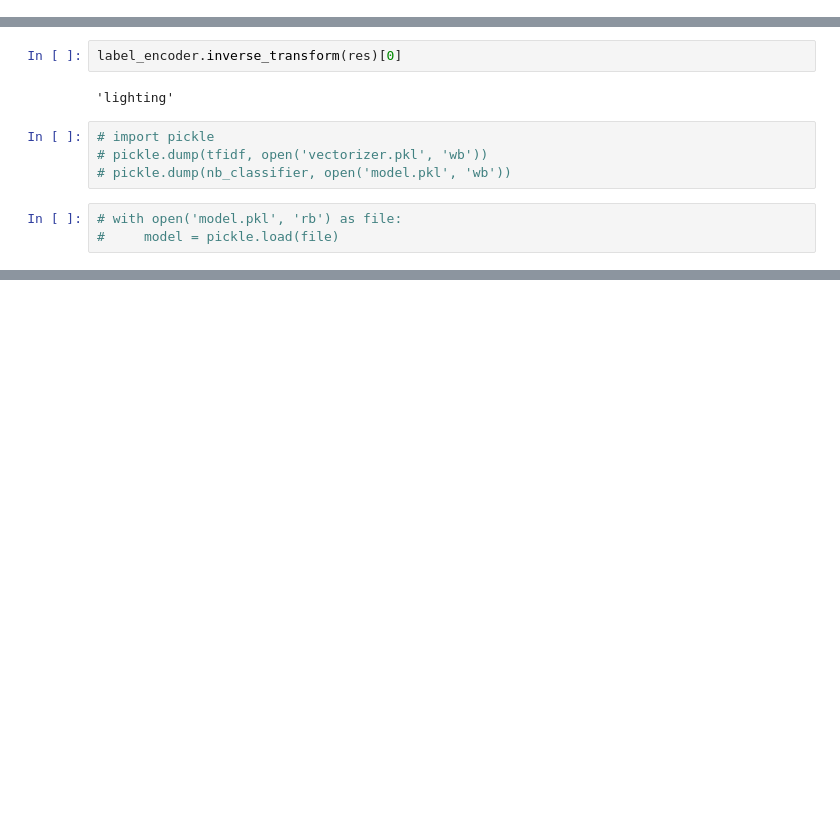
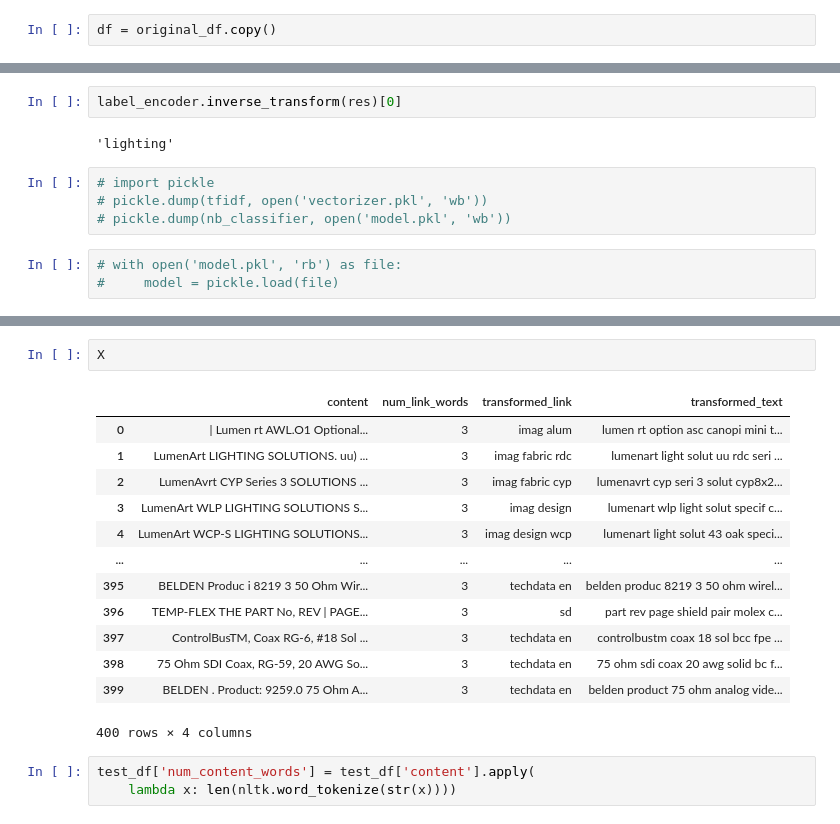
Before and after one commit to Muhliscm/parspec, a Jupyter notebook: 01_Model_building.ipynb, the cells around one changed output, grey strips where cells are left out. Drawn from its saved outputs; the diff is of its cells as text; blank space fills up the shorter version.

```diff
--- a/01_Model_building.ipynb
+++ b/01_Model_building.ipynb
@@ -656,6 +647,8 @@ Accuracy: 67.24 %
 Standard Deviation: 4.61 %
 # %% [markdown]
 ## Applying Grid Search to find the best model and the best parameters
+# %%
+df = original_df.copy()
 # %%
 from sklearn.ensemble import RandomForestClassifier
 # %%
@@ -893,0 +1011,19 @@ label_encoder.inverse_transform(res)[0]
+# %%
+X
+# %% [output]
+|  | content | num_link_words | transformed_link | transformed_text |
+| 0 | | Lumen rt AWL.O1 Optional... | 3 | imag alum | lumen rt option asc canopi mini t... |
+| 1 | LumenArt LIGHTING SOLUTIONS. uu) ... | 3 | imag fabric rdc | lumenart light solut uu rdc seri ... |
+| 2 | LumenAvrt CYP Series 3 SOLUTIONS ... | 3 | imag fabric cyp | lumenavrt cyp seri 3 solut cyp8x2... |
+| 3 | LumenArt WLP LIGHTING SOLUTIONS S... | 3 | imag design | lumenart wlp light solut specif c... |
+| 4 | LumenArt WCP-S LIGHTING SOLUTIONS... | 3 | imag design wcp | lumenart light solut 43 oak speci... |
+| ... | ... | ... | ... | ... |
+| 395 | BELDEN Produc i 8219 3 50 Ohm Wir... | 3 | techdata en | belden produc 8219 3 50 ohm wirel... |
+| 396 | TEMP-FLEX THE PART No, REV | PAGE... | 3 | sd | part rev page shield pair molex c... |
+| 397 | ControlBusTM, Coax RG-6, #18 Sol ... | 3 | techdata en | controlbustm coax 18 sol bcc fpe ... |
+| 398 | 75 Ohm SDI Coax, RG-59, 20 AWG So... | 3 | techdata en | 75 ohm sdi coax 20 awg solid bc f... |
+| 399 | BELDEN . Product: 9259.0 75 Ohm A... | 3 | techdata en | belden product 75 ohm analog vide... |
+400 rows × 4 columns
+# %%
+test_df['num_content_words'] = test_df['content'].apply(
+    lambda x: len(nltk.word_tokenize(str(x))))
```
Also changed, not shown: parts of 33 cells of this notebook, 3 other files.
